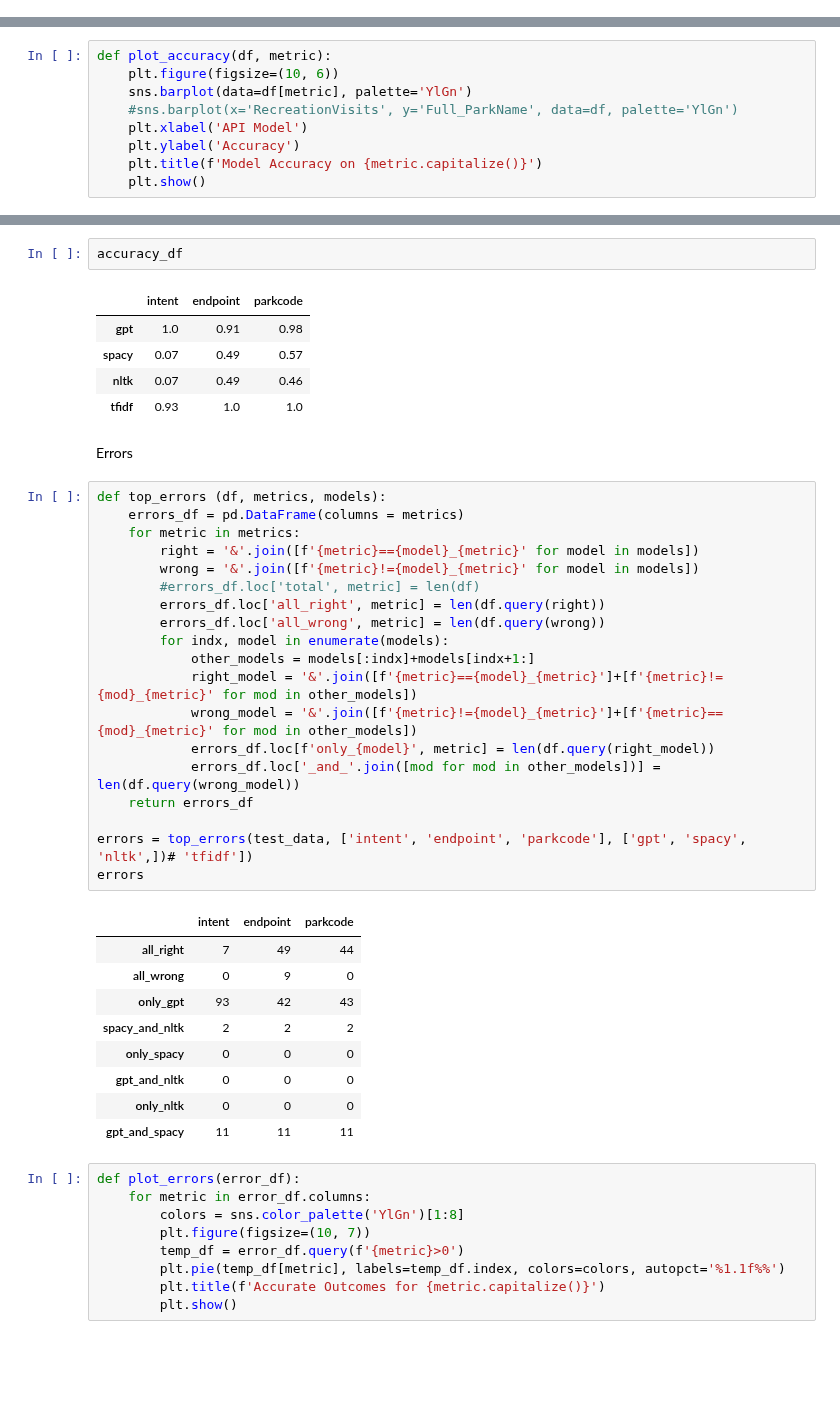
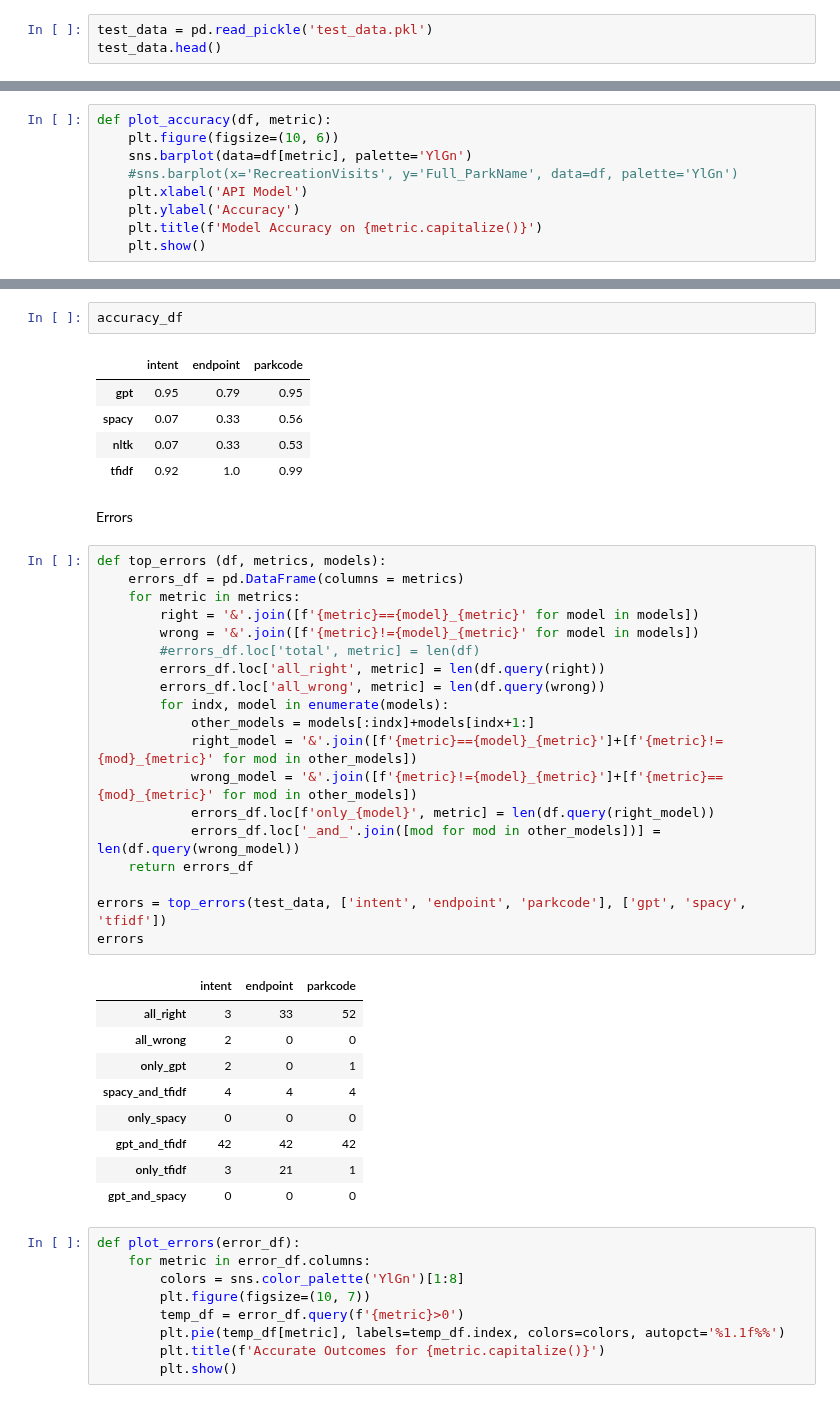
Before and after one commit to nblakkanesser/MADS_Capstone, a Jupyter notebook: 06_nps_evaluation/api_evaluation.ipynb, the cells around one changed output, grey strips where cells are left out. Saved outputs shown, nothing was run; the diff lists cells and outputs as text; blank space fills up the shorter version.

```diff
--- a/06_nps_evaluation/api_evaluation.ipynb
+++ b/06_nps_evaluation/api_evaluation.ipynb
@@ -153,0 +146,3 @@ test_data.head()
+# %%
+test_data = pd.read_pickle('test_data.pkl')
+test_data.head()
@@ -191,41 +193,41 @@ Passing `palette` without assigning `hue` is deprecated and will be removed in v
 accuracy_df
 # %% [output]
 |  | intent | endpoint | parkcode |
-| gpt | 1.0 | 0.91 | 0.98 |
-| spacy | 0.07 | 0.49 | 0.57 |
-| nltk | 0.07 | 0.49 | 0.46 |
-| tfidf | 0.93 | 1.0 | 1.0 |
+| gpt | 0.95 | 0.79 | 0.95 |
+| spacy | 0.07 | 0.33 | 0.56 |
+| nltk | 0.07 | 0.33 | 0.53 |
+| tfidf | 0.92 | 1.0 | 0.99 |
 # %% [markdown]
 Errors
 # %%
 def top_errors (df, metrics, models):
     errors_df = pd.DataFrame(columns = metrics)
     for metric in metrics:
         right = '&'.join([f'{metric}=={model}_{metric}' for model in models])
         wrong = '&'.join([f'{metric}!={model}_{metric}' for model in models])
         #errors_df.loc['total', metric] = len(df)
         errors_df.loc['all_right', metric] = len(df.query(right))
         errors_df.loc['all_wrong', metric] = len(df.query(wrong))
         for indx, model in enumerate(models):
             other_models = models[:indx]+models[indx+1:]
             right_model = '&'.join([f'{metric}=={model}_{metric}']+[f'{metric}!={mod}_{metric}' for mod in other_models])
             wrong_model = '&'.join([f'{metric}!={model}_{metric}']+[f'{metric}=={mod}_{metric}' for mod in other_models])
             errors_df.loc[f'only_{model}', metric] = len(df.query(right_model))
             errors_df.loc['_and_'.join([mod for mod in other_models])] = len(df.query(wrong_model))
     return errors_df
 
-errors = top_errors(test_data, ['intent', 'endpoint', 'parkcode'], ['gpt', 'spacy', 'nltk',])# 'tfidf'])
+errors = top_errors(test_data, ['intent', 'endpoint', 'parkcode'], ['gpt', 'spacy', 'tfidf'])
 errors
 # %% [output]
 |  | intent | endpoint | parkcode |
-| all_right | 7 | 49 | 44 |
-| all_wrong | 0 | 9 | 0 |
-| only_gpt | 93 | 42 | 43 |
-| spacy_and_nltk | 2 | 2 | 2 |
+| all_right | 3 | 33 | 52 |
+| all_wrong | 2 | 0 | 0 |
+| only_gpt | 2 | 0 | 1 |
+| spacy_and_tfidf | 4 | 4 | 4 |
 | only_spacy | 0 | 0 | 0 |
-| gpt_and_nltk | 0 | 0 | 0 |
-| only_nltk | 0 | 0 | 0 |
-| gpt_and_spacy | 11 | 11 | 11 |
+| gpt_and_tfidf | 42 | 42 | 42 |
+| only_tfidf | 3 | 21 | 1 |
+| gpt_and_spacy | 0 | 0 | 0 |
 # %%
 def plot_errors(error_df):
     for metric in error_df.columns:
```
Also changed, not shown: parts of 23 cells of this notebook, 3 other files.
